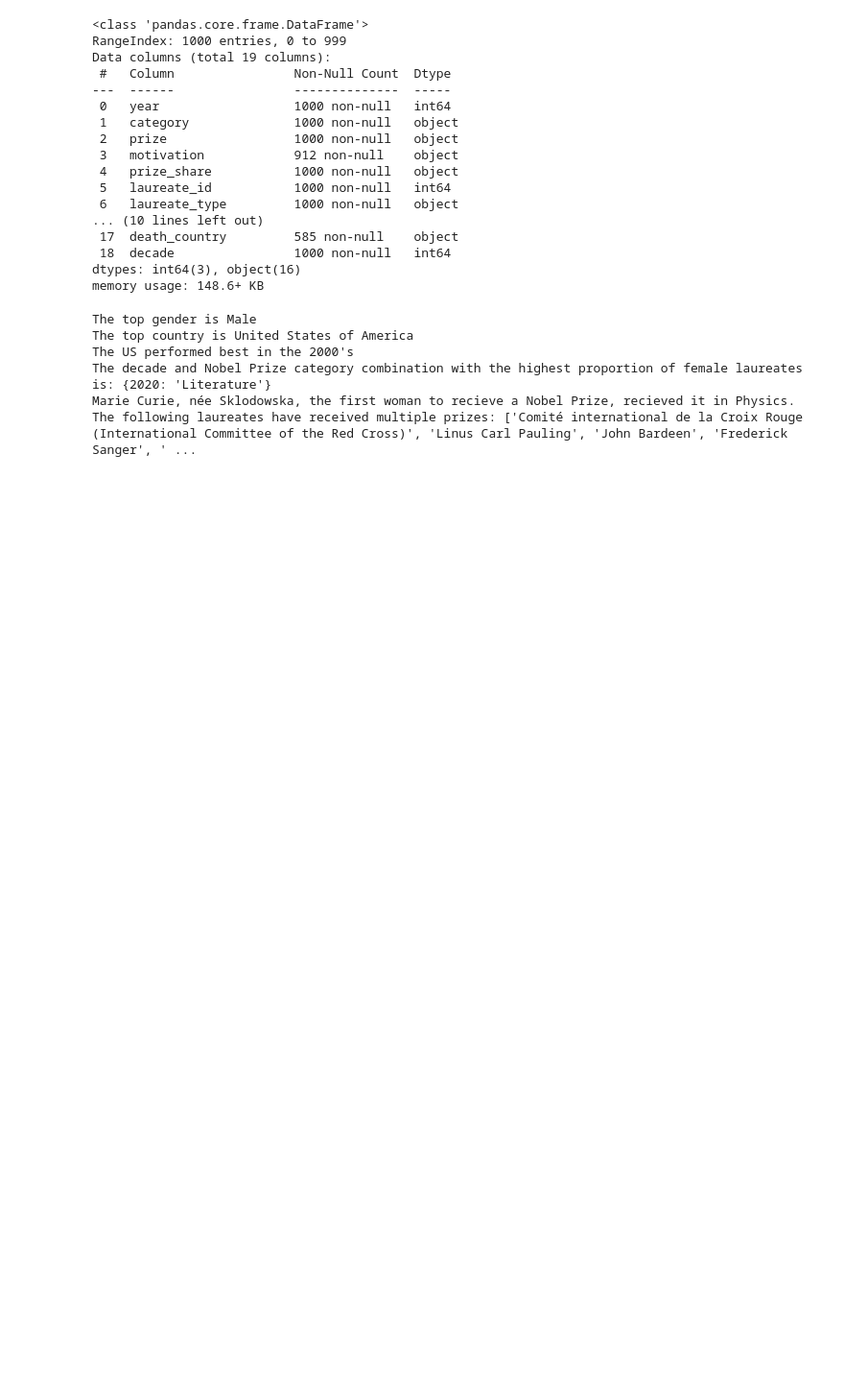
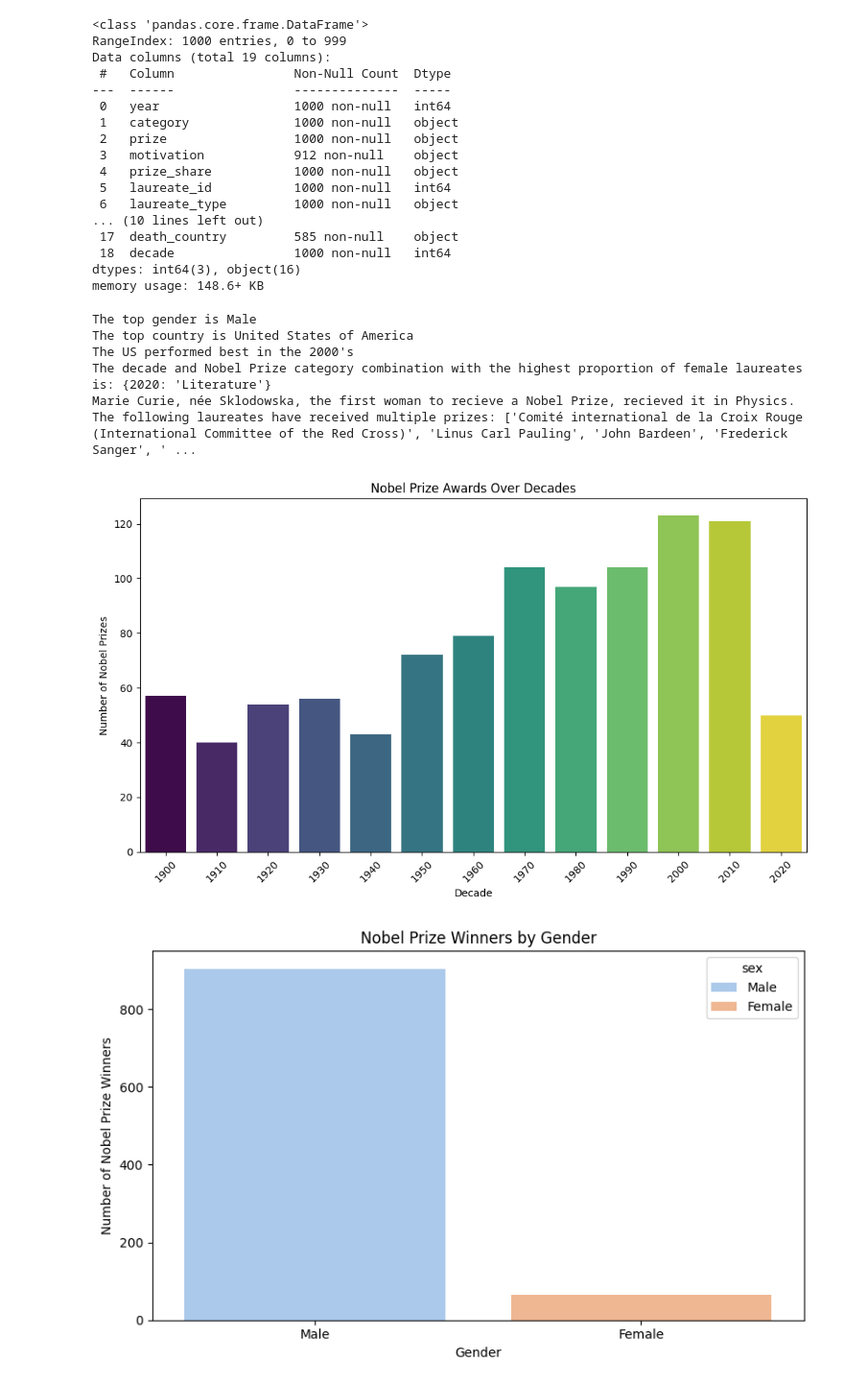
Before and after one commit to NonsoOmoko/Visualizing-the-History-of-Nobel-Prize-Winners, a Jupyter notebook: analysis.ipynb, the cells around one changed output. Shown at 96% size. Saved outputs shown, nothing was run; the diff lists cells and outputs as text; code cells hidden in the pictures; blank space fills up the shorter version.

```diff
--- a/analysis.ipynb
+++ b/analysis.ipynb
@@ -120,14 +120,17 @@ import seaborn as sns
 import matplotlib.pyplot as plt
 
 # Load the Nobel Prize dataset
-nobel = pd.read_csv("data/nobel.csv")
+nobel = pd.read_csv("nobel.csv")
 
 # Create a column for storing the decade of each award
 nobel["decade"] = (nobel["year"] // 10) * 10
 
+# Subset the Nobel Prize dataset for US-born Nobel laureates
+us_nobel = nobel[nobel["birth_country"]=='United States of America']
+
 # Time Series Plot of Nobel Prize Awards Over Decades
 plt.figure(figsize=(10, 6))
-sns.countplot(data=nobel, x="decade", palette="viridis")
+sns.countplot(data=nobel, x="decade", hue="decade", palette="viridis", legend=False)
 plt.title("Nobel Prize Awards Over Decades")
 plt.xlabel("Decade")
 plt.ylabel("Number of Nobel Prizes")
@@ -137,7 +140,7 @@ plt.show()
 
 # Bar Plot of Nobel Prize Winners by Gender
 plt.figure(figsize=(8, 5))
-sns.countplot(data=nobel, x="sex", palette="pastel")
+sns.countplot(data=nobel, x="sex", hue="sex", palette="pastel")
 plt.title("Nobel Prize Winners by Gender")
 plt.xlabel("Gender")
 plt.ylabel("Number of Nobel Prize Winners")
@@ -167,7 +170,7 @@ plt.show()
 total_laureates_by_decade = nobel["decade"].value_counts().sort_index()
 
 # Calculate the number of US Nobel Laureates for each decade
-us_laureates_by_decade = nobel_us["decade"].value_counts().sort_index()
+us_laureates_by_decade = us_nobel["decade"].value_counts().sort_index()
 
 # Calculate the proportion of US Nobel Laureates relative to the total for each decade
 us_proportion = us_laureates_by_decade / total_laureates_by_decade
@@ -179,30 +182,33 @@ plt.title("Proportion of Nobel Laureates from the United States by Decade")
 plt.xlabel("Decade")
 plt.ylabel("Proportion")
 plt.xticks(rotation=45)
 plt.tight_layout()
 plt.show()
 
 # Heatmap of Proportion of Female Nobel Laureates by Category and Decade
 plt.figure(figsize=(12, 8))
 female_nobel = nobel[nobel["sex"] == "Female"]
 female_proportion = female_nobel.groupby(["decade", "category"]).size() / nobel.groupby(["decade", "category"]).size()
 female_proportion = female_proportion.reset_index(name="proportion")
 female_proportion_pivot = female_proportion.pivot(index="category", columns="decade", values="proportion")
 sns.heatmap(female_proportion_pivot, cmap="YlGnBu", annot=True, fmt=".2f")
 plt.title("Proportion of Female Nobel Laureates by Category and Decade")
 plt.xlabel("Decade")
 plt.ylabel("Category")
 plt.tight_layout()
 plt.show()
 
 # Scatter Plot of Birth Country vs. Number of Nobel Prizes Won
 plt.figure(figsize=(10, 6))
 nobel_country_counts = nobel["birth_country"].value_counts()
 nobel_country_counts = nobel_country_counts[nobel_country_counts > 10]  # Filter countries with fewer laureates for better visualization
 nobel_country_counts.plot(kind="bar", color="salmon")
 plt.title("Number of Nobel Prizes Won by Birth Country")
 plt.xlabel("Birth Country")
 plt.ylabel("Number of Nobel Prizes")
 plt.xticks(rotation=90)
 plt.tight_layout()
 plt.show()
+# %% [output]
+[figure, added]
+[figure, added]
```
Also changed, not shown: parts of 1 cell of this notebook.
